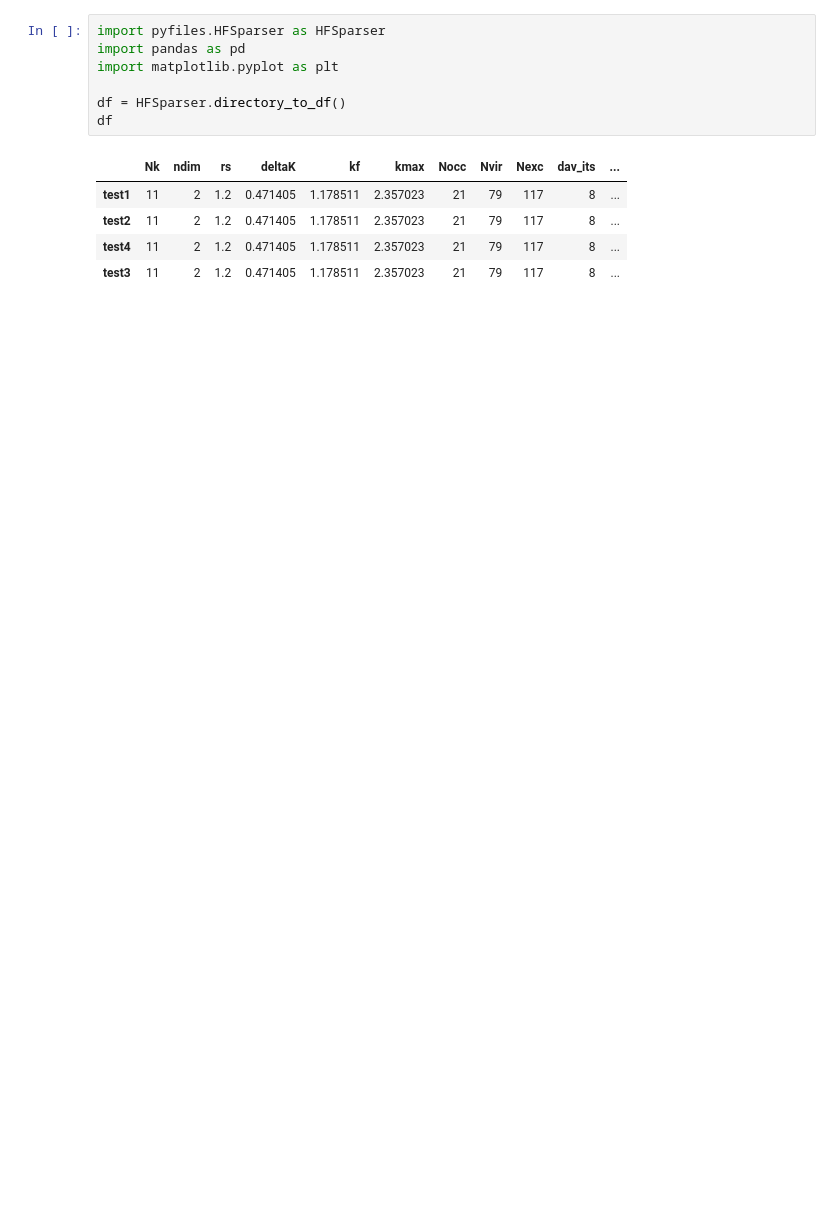
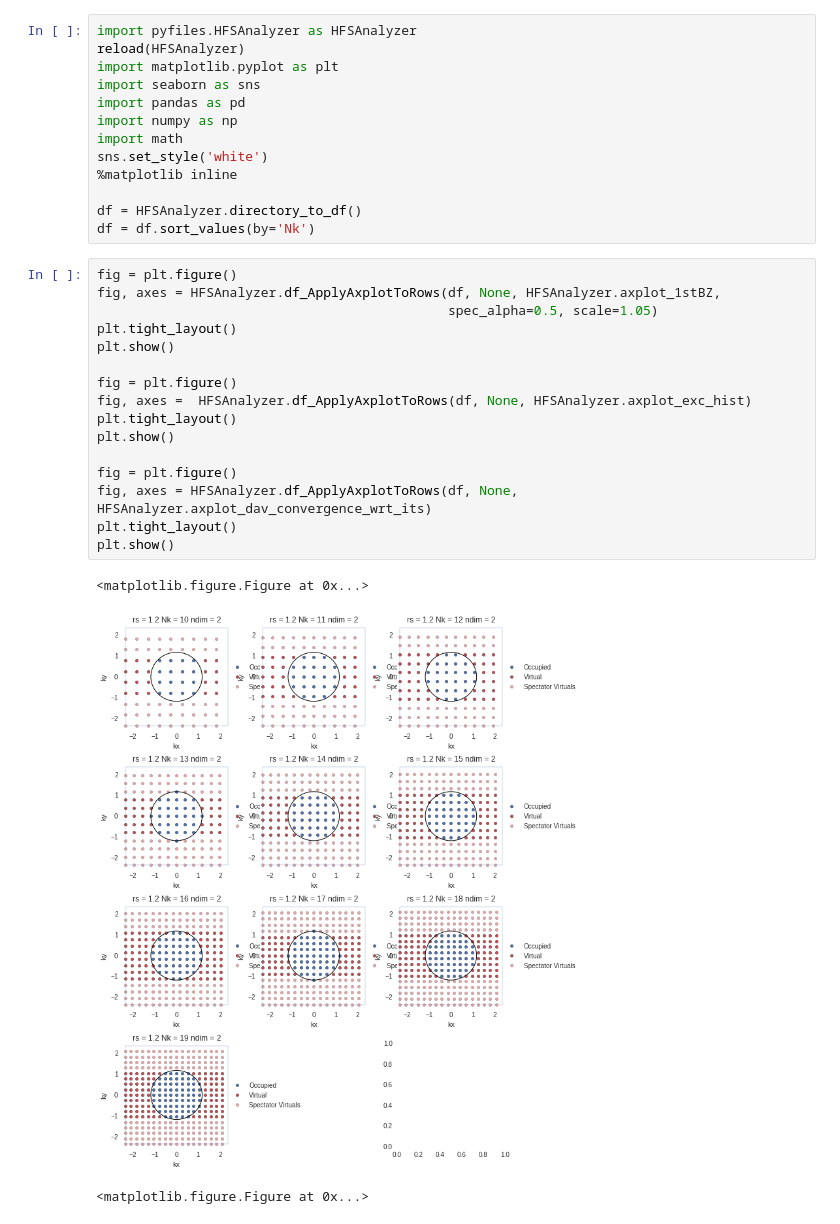
Before and after one commit to ecurtin2/HF-Stability, a Jupyter notebook: src/Analyzer.ipynb, the cells around one changed output. Saved outputs shown, nothing was run; the diff lists cells and outputs as text; blank space fills up the shorter version.

Commit message:
Added df plotting, a few axesplots and mpi4py support

```diff
--- a/src/Analyzer.ipynb
+++ b/src/Analyzer.ipynb
@@ -1,13 +1,33 @@
-# %%
-import pyfiles.HFSparser as HFSparser
-import pandas as pd
-import matplotlib.pyplot as plt
-
-df = HFSparser.directory_to_df()
-df
-# %% [output]
-|  | Nk | ndim | rs | deltaK | kf | kmax | Nocc | Nvir | Nexc | dav_its | ... |
-| test1 | 11 | 2 | 1.2 | 0.471405 | 1.178511 | 2.357023 | 21 | 79 | 117 | 8 | ... |
-| test2 | 11 | 2 | 1.2 | 0.471405 | 1.178511 | 2.357023 | 21 | 79 | 117 | 8 | ... |
-| test4 | 11 | 2 | 1.2 | 0.471405 | 1.178511 | 2.357023 | 21 | 79 | 117 | 8 | ... |
-| test3 | 11 | 2 | 1.2 | 0.471405 | 1.178511 | 2.357023 | 21 | 79 | 117 | 8 | ... |
+# %%
+import pyfiles.HFSAnalyzer as HFSAnalyzer
+reload(HFSAnalyzer)
+import matplotlib.pyplot as plt
+import seaborn as sns
+import pandas as pd
+import numpy as np
+import math
+sns.set_style('white')
+%matplotlib inline
+
+df = HFSAnalyzer.directory_to_df()
+df = df.sort_values(by='Nk')
+# %%
+fig = plt.figure()
+fig, axes = HFSAnalyzer.df_ApplyAxplotToRows(df, None, HFSAnalyzer.axplot_1stBZ,
+                                             spec_alpha=0.5, scale=1.05)
+plt.tight_layout()
+plt.show()
+
+fig = plt.figure()
+fig, axes =  HFSAnalyzer.df_ApplyAxplotToRows(df, None, HFSAnalyzer.axplot_exc_hist)
+plt.tight_layout()
+plt.show()
+
+fig = plt.figure()
+fig, axes = HFSAnalyzer.df_ApplyAxplotToRows(df, None, HFSAnalyzer.axplot_dav_convergence_wrt_its)
+plt.tight_layout()
+plt.show()
+# %% [output]
+<matplotlib.figure.Figure at 0x...>
+[figure, added]
+<matplotlib.figure.Figure at 0x...>
```
Also changed, not shown: parts of 4 cells of this notebook, 47 other files.
